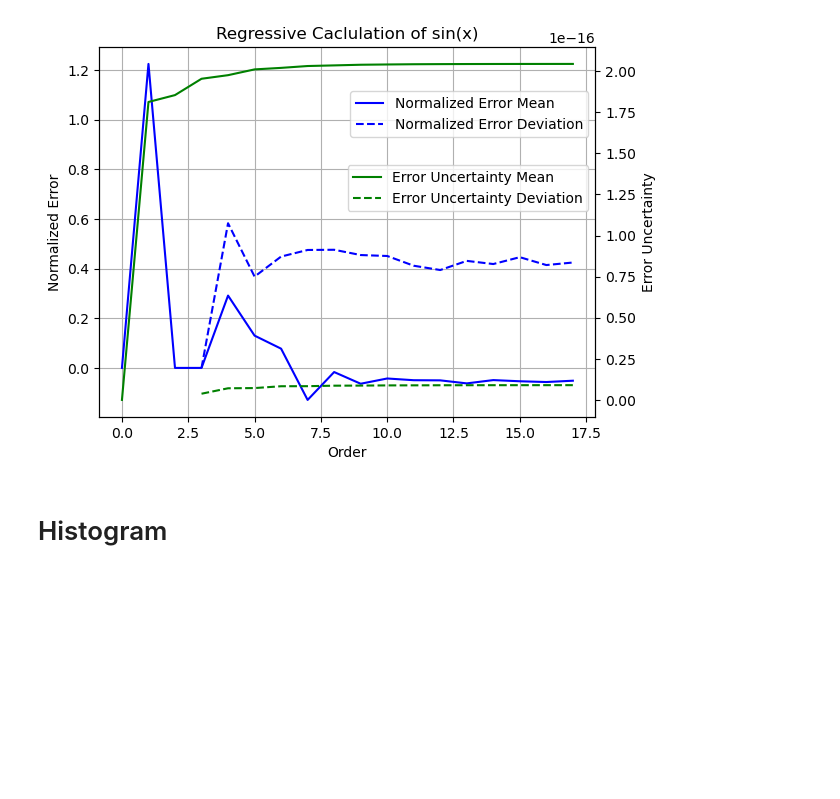
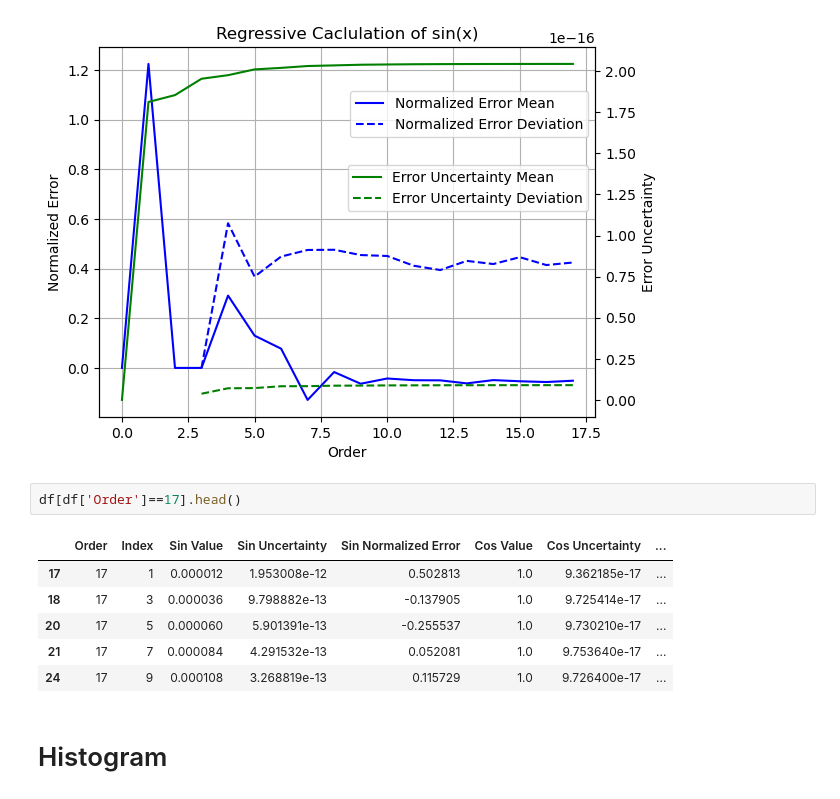
Before and after one commit to Chengpu0707/VarianceArithmetic, a Jupyter notebook: IPyNb/UncertainSin.ipynb, the cells around one changed output. Cells and saved outputs as stored; diff of their text form; blank space fills up the shorter version.

```diff
--- a/IPyNb/UncertainSin.ipynb
+++ b/IPyNb/UncertainSin.ipynb
@@ -104,6 +109,15 @@ ax2.legend(bbox_to_anchor=(1.0, 0.7))
 # %% [output]
 <matplotlib.legend.Legend at 0x...>
 [figure]
+# %%
+df[df['Order']==17].head()
+# %% [output]
+|  | Order | Index | Sin Value | Sin Uncertainty | Sin Normalized Error | Cos Value | Cos Uncertainty | ... |
+| 17 | 17 | 1 | 0.000012 | 1.953008e-12 | 0.502813 | 1.0 | 9.362185e-17 | ... |
+| 18 | 17 | 3 | 0.000036 | 9.798882e-13 | -0.137905 | 1.0 | 9.725414e-17 | ... |
+| 20 | 17 | 5 | 0.000060 | 5.901391e-13 | -0.255537 | 1.0 | 9.730210e-17 | ... |
+| 21 | 17 | 7 | 0.000084 | 4.291532e-13 | 0.052081 | 1.0 | 9.753640e-17 | ... |
+| 24 | 17 | 9 | 0.000108 | 3.268819e-13 | 0.115729 | 1.0 | 9.726400e-17 | ... |
 # %% [markdown]
 # Histogram
 # %%
```
Also changed, not shown: parts of 2 cells of this notebook, 5 other files.
